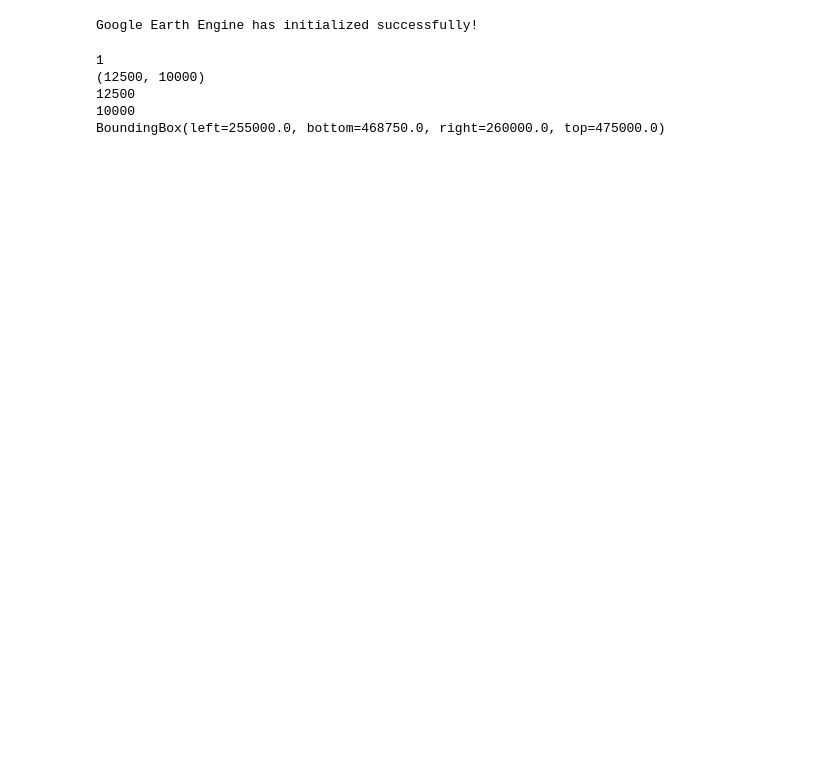
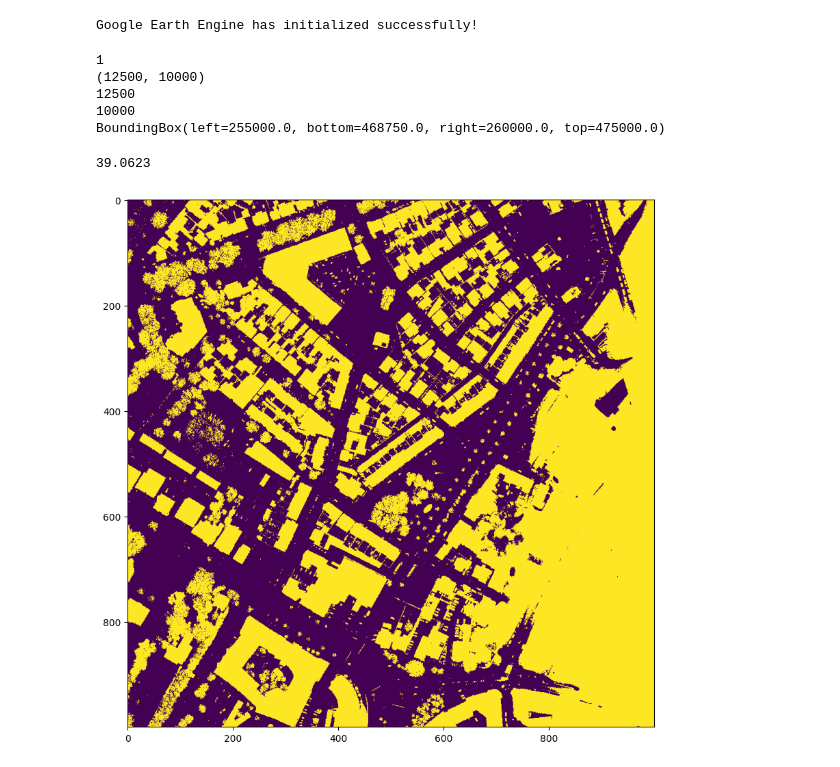
Before and after one commit to Daniel-Lizarazo-Fuentes/DataScience, a Jupyter notebook: GIS/GIS_1.ipynb, the cells around one changed output. Cells and saved outputs as stored; diff of their text form; code cells hidden in the pictures; blank space fills up the shorter version.

```diff
--- a/GIS/GIS_1.ipynb
+++ b/GIS/GIS_1.ipynb
@@ -35,0 +34,20 @@ band1 = AHN3.read(1)
+# %%
+band1 = AHN3.read(1)
+
+center_x = int(AHN3.width / 2)
+center_y = int(AHN3.height / 2)
+start_x = center_x - int(1000 / 2)
+start_y = center_y - int(1000 / 2)
+subset = band1[start_y:start_y + 1000, start_x:start_x + 1000]
+
+median_height = np.median(subset)
+print(median_height)
+# %% [output]
+39.0623
+# %%
+mask = subset > median_height
+plt.figure(figsize=(10, 10))
+plt.imshow(mask)
+plt.show()
+# %% [output]
+[figure, added]
```
Also changed, not shown: parts of 2 cells of this notebook, 4 other files.
